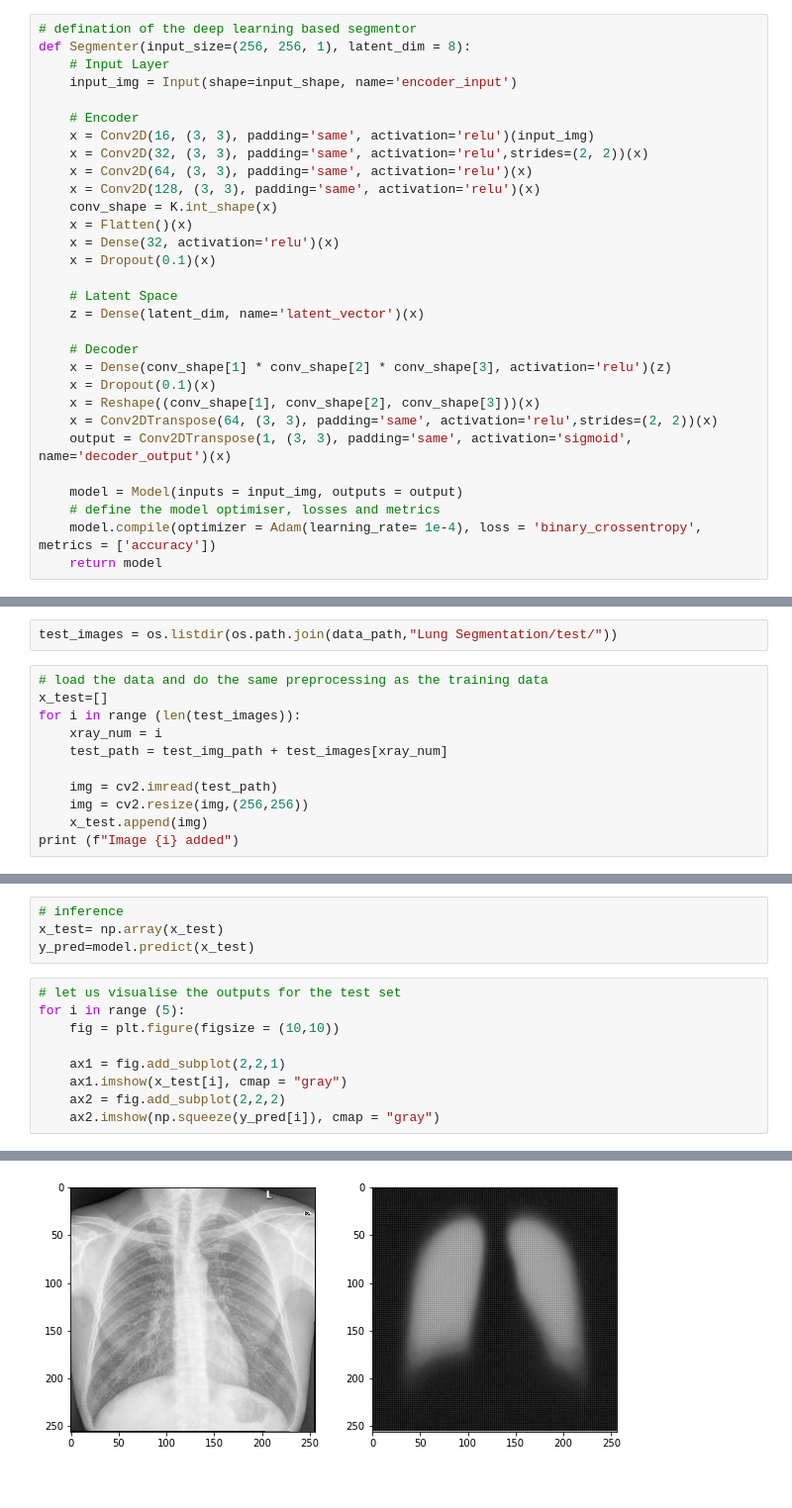
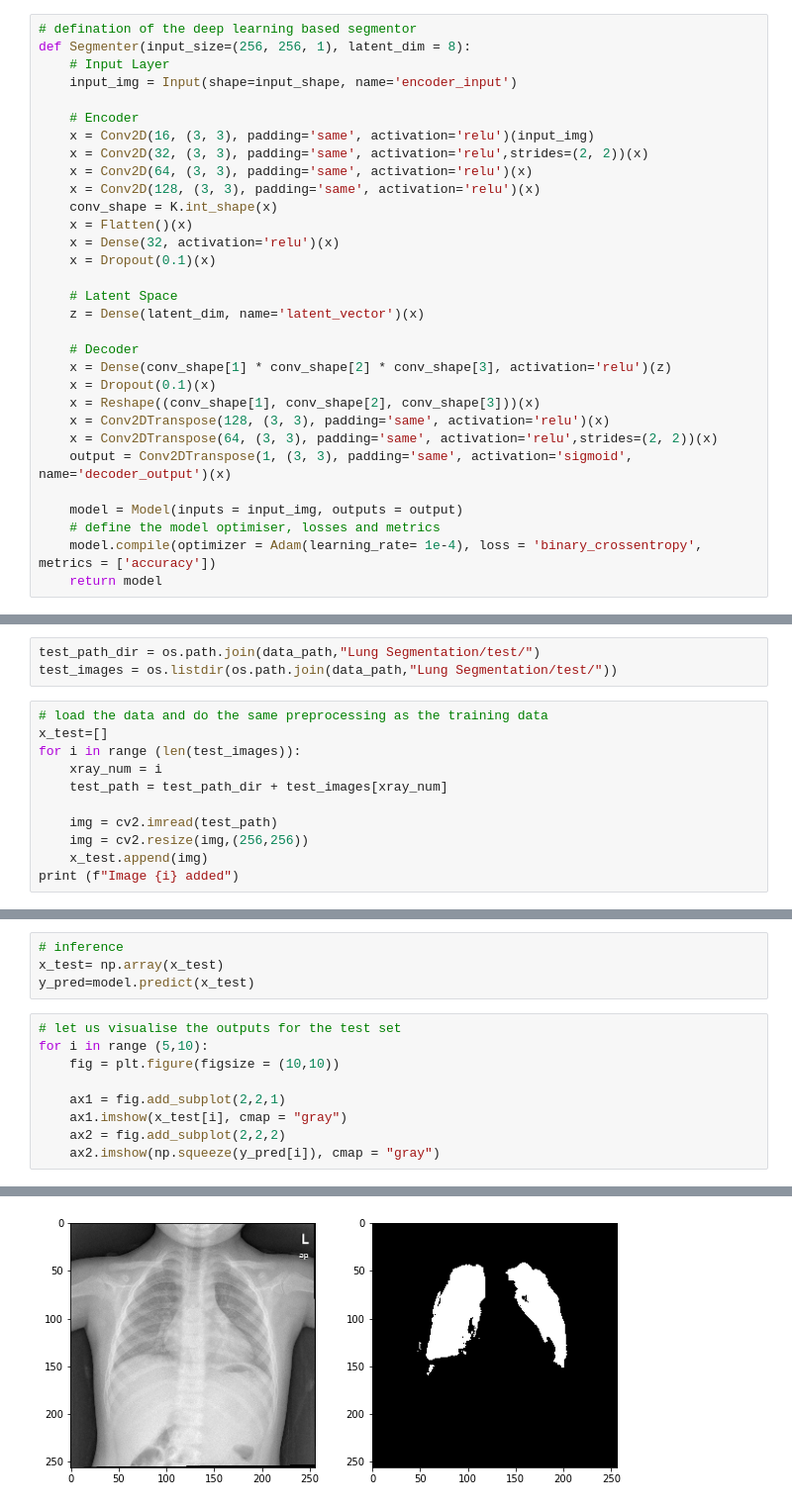
Before and after one commit to a-parida12/furry-octo-spork, a Jupyter notebook: LungSegmentation.ipynb, the cells around one changed output, grey strips where cells are left out. Shown at 99% size. Saved outputs shown, nothing was run; the diff lists cells and outputs as text.

```diff
--- a/LungSegmentation.ipynb
+++ b/LungSegmentation.ipynb
@@ -166,6 +168,7 @@ def Segmenter(input_size=(256, 256, 1), latent_dim = 8):
     x = Dense(conv_shape[1] * conv_shape[2] * conv_shape[3], activation='relu')(z)
     x = Dropout(0.1)(x)
     x = Reshape((conv_shape[1], conv_shape[2], conv_shape[3]))(x)
+    x = Conv2DTranspose(128, (3, 3), padding='same', activation='relu')(x)
     x = Conv2DTranspose(64, (3, 3), padding='same', activation='relu',strides=(2, 2))(x)
     output = Conv2DTranspose(1, (3, 3), padding='same', activation='sigmoid', name='decoder_output')(x)
 
@@ -260,13 +277,14 @@ model = Segmenter(input_shape)
 # adding weights from the pretrained model
 model.load_weights(pretrained_weights_path)
 # %%
+test_path_dir = os.path.join(data_path,"Lung Segmentation/test/")
 test_images = os.listdir(os.path.join(data_path,"Lung Segmentation/test/"))
 # %%
 # load the data and do the same preprocessing as the training data
 x_test=[]
 for i in range (len(test_images)):
     xray_num = i
-    test_path = test_img_path + test_images[xray_num]
+    test_path = test_path_dir + test_images[xray_num]
 
     img = cv2.imread(test_path)
     img = cv2.resize(img,(256,256))
@@ -280,7 +298,7 @@ x_test= np.array(x_test)
 y_pred=model.predict(x_test)
 # %%
 # let us visualise the outputs for the test set
-for i in range (5):
+for i in range (5,10):
     fig = plt.figure(figsize = (10,10))
 
     ax1 = fig.add_subplot(2,2,1)
@@ -293 +311 @@ for i in range (5):
-[figure, old version]
+[figure, new version]
```
Also changed, not shown: parts of 9 cells of this notebook.
